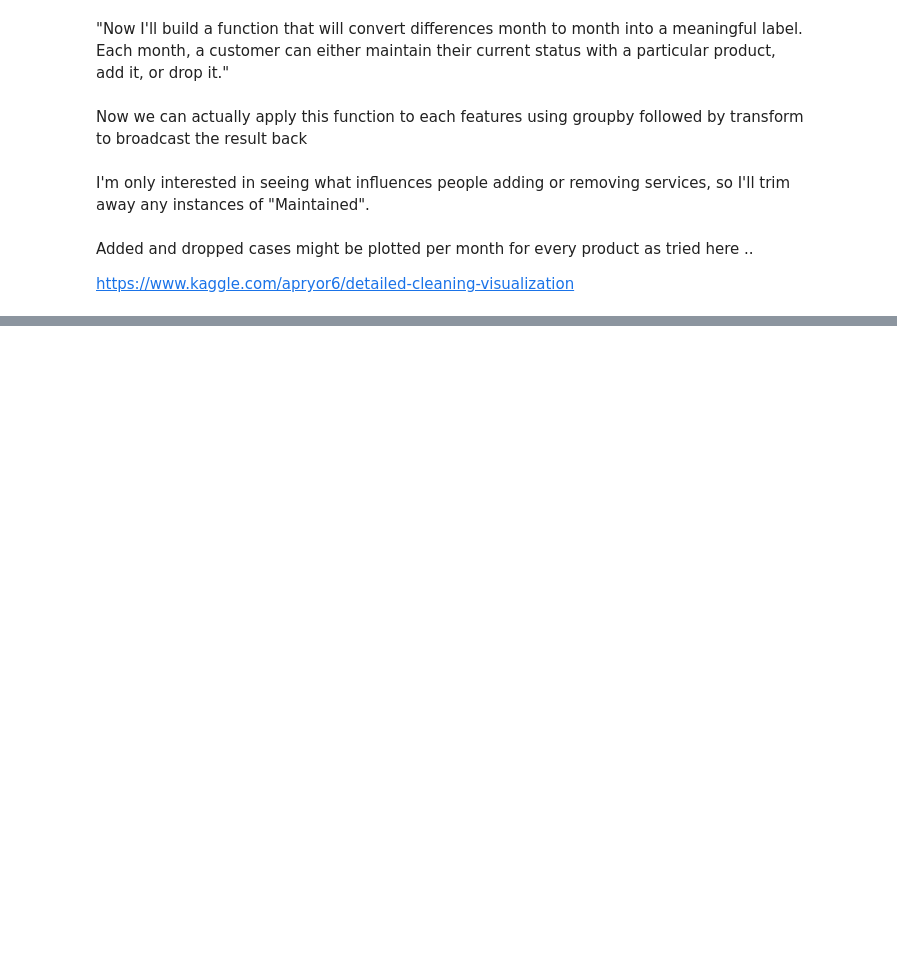
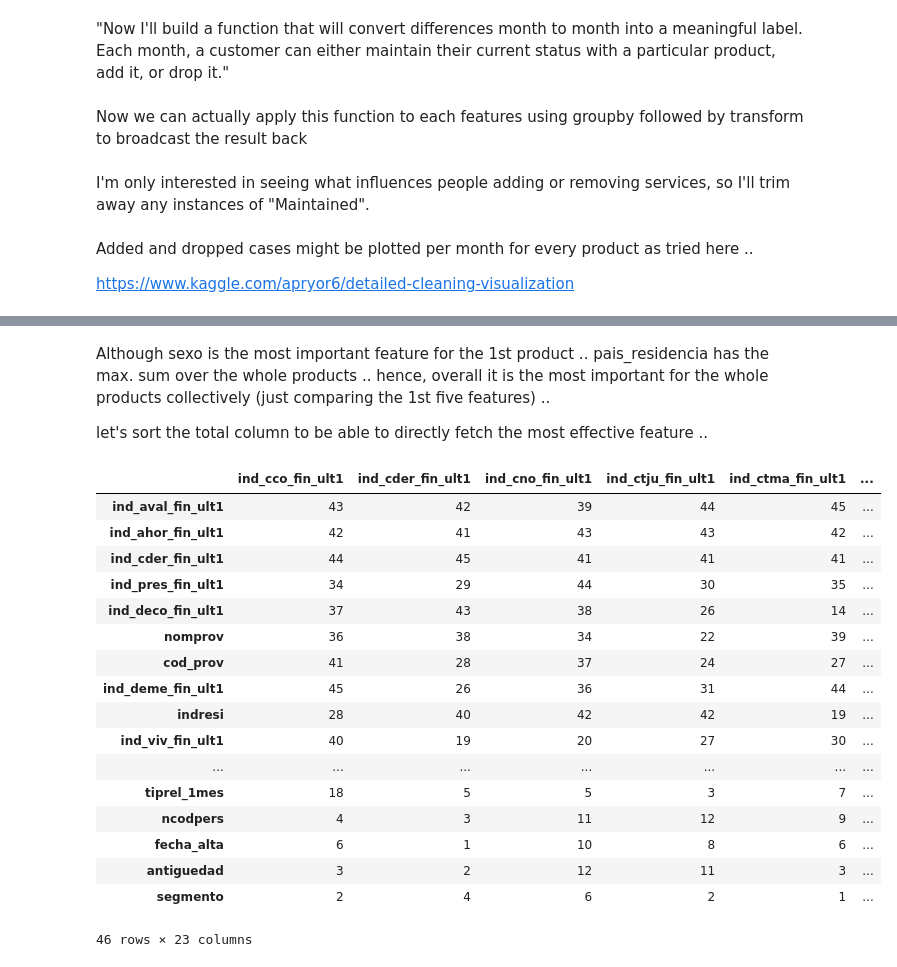
Before and after one commit to EAboelhamd/Kaggle-Competitions, a Jupyter notebook: Santander Product Recommendation.ipynb, the cells around one changed output, grey strips where cells are left out. Drawn from its saved outputs; the diff is of its cells as text; code cells hidden in the pictures; blank space fills up the shorter version.

```diff
--- a/Santander Product Recommendation.ipynb
+++ b/Santander Product Recommendation.ipynb
@@ -2710,0 +2936,25 @@ https://www.kaggle.com/apryor6/detailed-cleaning-visualization
+# %% [markdown]
+Although sexo is the most important feature for the 1st product .. pais_residencia has the max. sum over the whole products .. hence, overall it is the most important for the whole products collectively (just comparing the 1st five features) ..
+
+let's sort the total column to be able to directly fetch the most effective feature ..
+# %%
+df_ranking.sort_values('total', ascending=[False])
+# %% [output]
+|  | ind_cco_fin_ult1 | ind_cder_fin_ult1 | ind_cno_fin_ult1 | ind_ctju_fin_ult1 | ind_ctma_fin_ult1 | ... |
+| ind_aval_fin_ult1 | 43 | 42 | 39 | 44 | 45 | ... |
+| ind_ahor_fin_ult1 | 42 | 41 | 43 | 43 | 42 | ... |
+| ind_cder_fin_ult1 | 44 | 45 | 41 | 41 | 41 | ... |
+| ind_pres_fin_ult1 | 34 | 29 | 44 | 30 | 35 | ... |
+| ind_deco_fin_ult1 | 37 | 43 | 38 | 26 | 14 | ... |
+| nomprov | 36 | 38 | 34 | 22 | 39 | ... |
+| cod_prov | 41 | 28 | 37 | 24 | 27 | ... |
+| ind_deme_fin_ult1 | 45 | 26 | 36 | 31 | 44 | ... |
+| indresi | 28 | 40 | 42 | 42 | 19 | ... |
+| ind_viv_fin_ult1 | 40 | 19 | 20 | 27 | 30 | ... |
+| ... | ... | ... | ... | ... | ... | ... |
+| tiprel_1mes | 18 | 5 | 5 | 3 | 7 | ... |
+| ncodpers | 4 | 3 | 11 | 12 | 9 | ... |
+| fecha_alta | 6 | 1 | 10 | 8 | 6 | ... |
+| antiguedad | 3 | 2 | 12 | 11 | 3 | ... |
+| segmento | 2 | 4 | 6 | 2 | 1 | ... |
+46 rows × 23 columns
```
Also changed, not shown: parts of 48 cells of this notebook.
